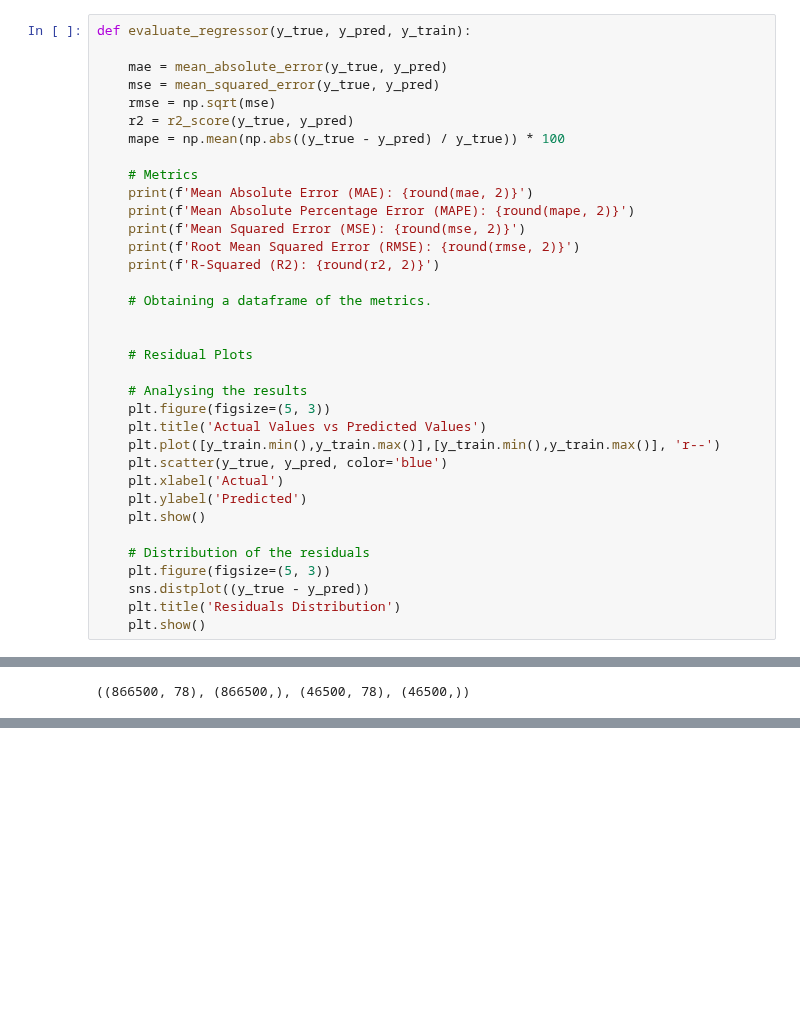
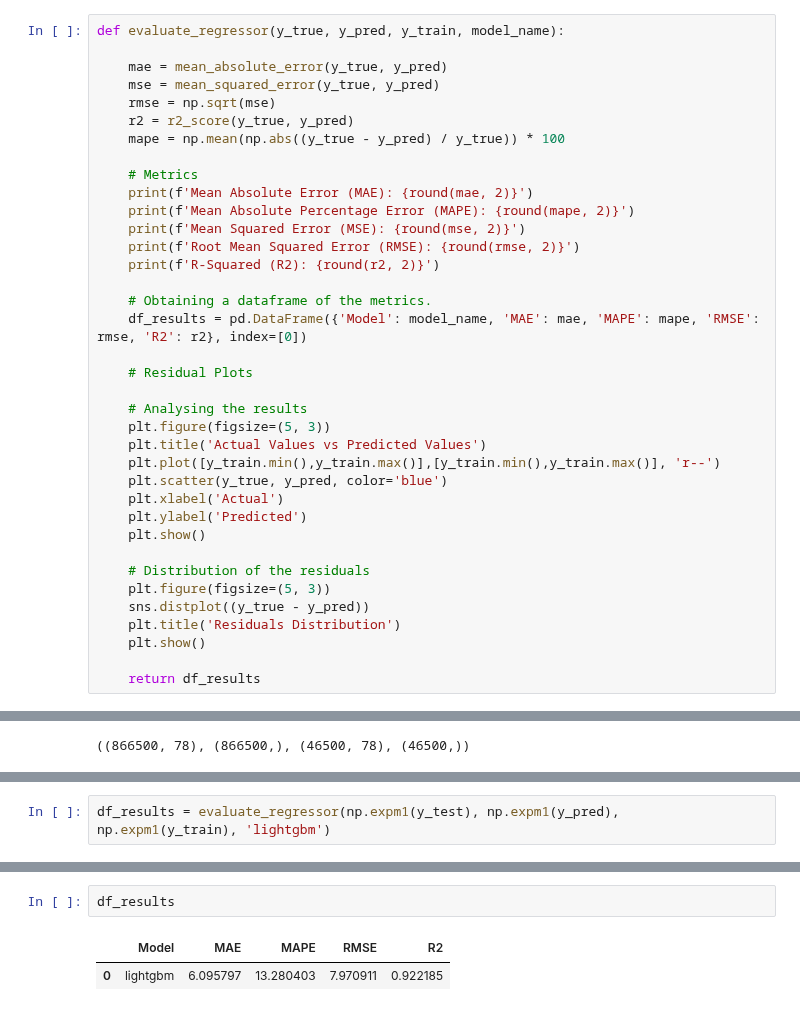
Before and after one commit to allmeidaapedro/Store-Item-Demand-Forecasting, a Jupyter notebook: notebooks/modelling.ipynb, the cells around one changed output, grey strips where cells are left out. Drawn from its saved outputs; the diff is of its cells as text; blank space fills up the shorter version.

```diff
--- a/notebooks/modelling.ipynb
+++ b/notebooks/modelling.ipynb
@@ -674,7 +679,7 @@ scores = time_series_cv(train_prep, LGBMRegressor(objective='regression', metric
 # %% [markdown]
 Defining a function to evaluate a regressor model using regression metrics.
 # %%
-def evaluate_regressor(y_true, y_pred, y_train):
+def evaluate_regressor(y_true, y_pred, y_train, model_name):
 
     mae = mean_absolute_error(y_true, y_pred)
     mse = mean_squared_error(y_true, y_pred)
@@ -690,7 +695,7 @@ def evaluate_regressor(y_true, y_pred, y_train):
     print(f'R-Squared (R2): {round(r2, 2)}')
 
     # Obtaining a dataframe of the metrics.
-
+    df_results = pd.DataFrame({'Model': model_name, 'MAE': mae, 'MAPE': mape, 'RMSE': rmse, 'R2': r2}, index=[0])
 
     # Residual Plots
 
@@ -708,6 +713,8 @@ def evaluate_regressor(y_true, y_pred, y_train):
     sns.distplot((y_true - y_pred))
     plt.title('Residuals Distribution')
     plt.show()
+
+    return df_results
 # %% [markdown]
 Defining a function to observe some actual and predicted values.
 # %%
@@ -758,0 +814,2 @@ R-Squared (R2): 0.92
+# %%
+df_results = evaluate_regressor(np.expm1(y_test), np.expm1(y_pred), np.expm1(y_train), 'lightgbm')
@@ -758,0 +824,5 @@ R-Squared (R2): 0.92
+# %%
+df_results
+# %% [output]
+|  | Model | MAE | MAPE | RMSE | R2 |
+| 0 | lightgbm | 6.095797 | 13.280403 | 7.970911 | 0.922185 |
```
Also changed, not shown: parts of 15 cells of this notebook.
